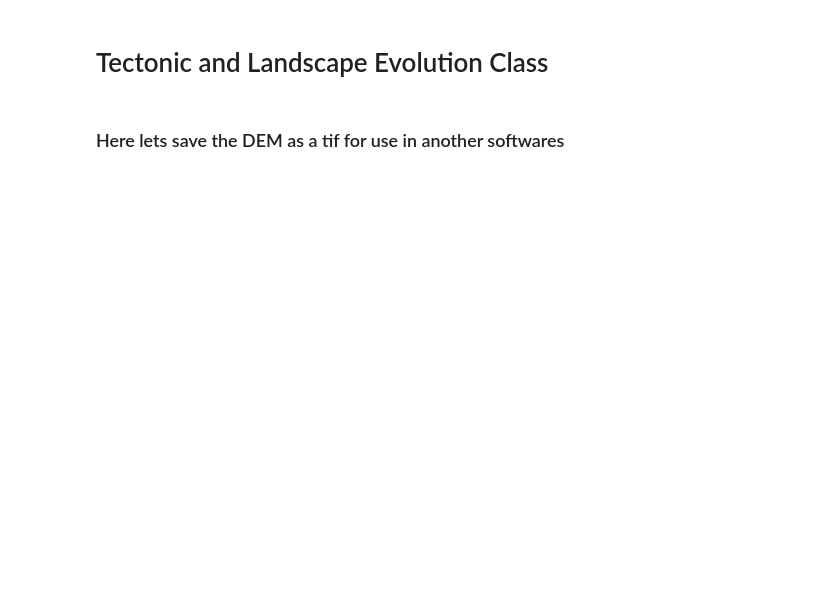
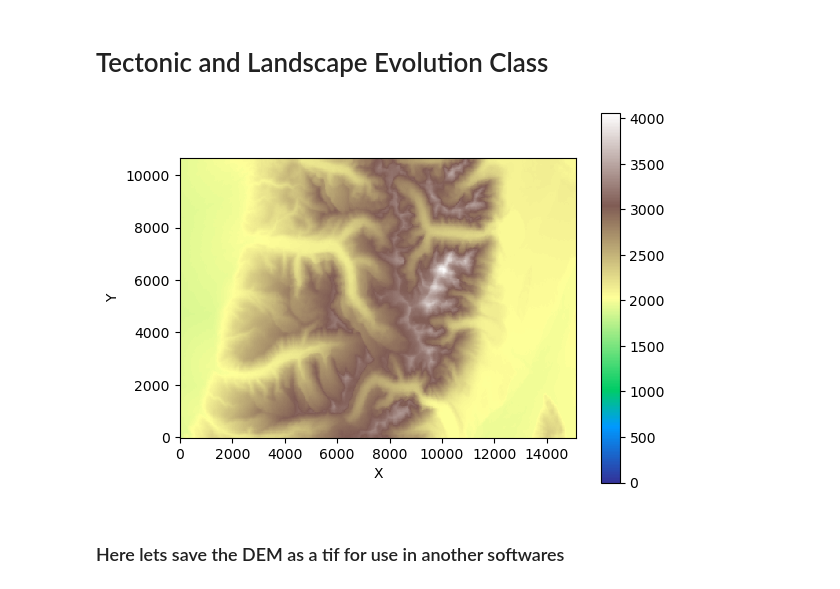
Before and after one commit to thepedroland/tect_land_project, a Jupyter notebook: Teton_DEM_model_class.ipynb, the cells around one changed output. Cells and saved outputs as stored; diff of their text form; code cells hidden in the pictures; blank space fills up the shorter version.

```diff
--- a/Teton_DEM_model_class.ipynb
+++ b/Teton_DEM_model_class.ipynb
@@ -12,18 +13,21 @@ from rasterio.transform import from_origin
 # %%
 # importing DEM using lat,long from OpenTopo website
 
 the_grand_teton = Topography(north=43.811261, #44.247929,
                              south=43.633050, #43.855, #44.019297,
                              east=-110.661373, #-110.438699,
                              west=-111.082262, #110.935236,
                              output_format="GTiff",
-                             dem_type="SRTMGL3")
+                             dem_type="SRTMGL3",
+                             api_key='d15c3831a8ac439bb9337099b91498e0')
 
 the_grand_teton_DEM = the_grand_teton.load()
 z = np.flipud(the_grand_teton_DEM.values.squeeze())
 
 grid = RasterModelGrid(z.shape, xy_spacing=(30, 50)) #come back to this bit
-grid.at_node["topographic__elevation"] = z
+grid.at_node["topographic__elevation"] = z/1000*1000
 grid.imshow("topographic__elevation", cmap="terrain", vmin=0)
+# %% [output]
+[figure, added]
 # %% [markdown]
 ### Here lets save the DEM as a tif for use in another softwares
```
Also changed, not shown: parts of 8 cells of this notebook.
